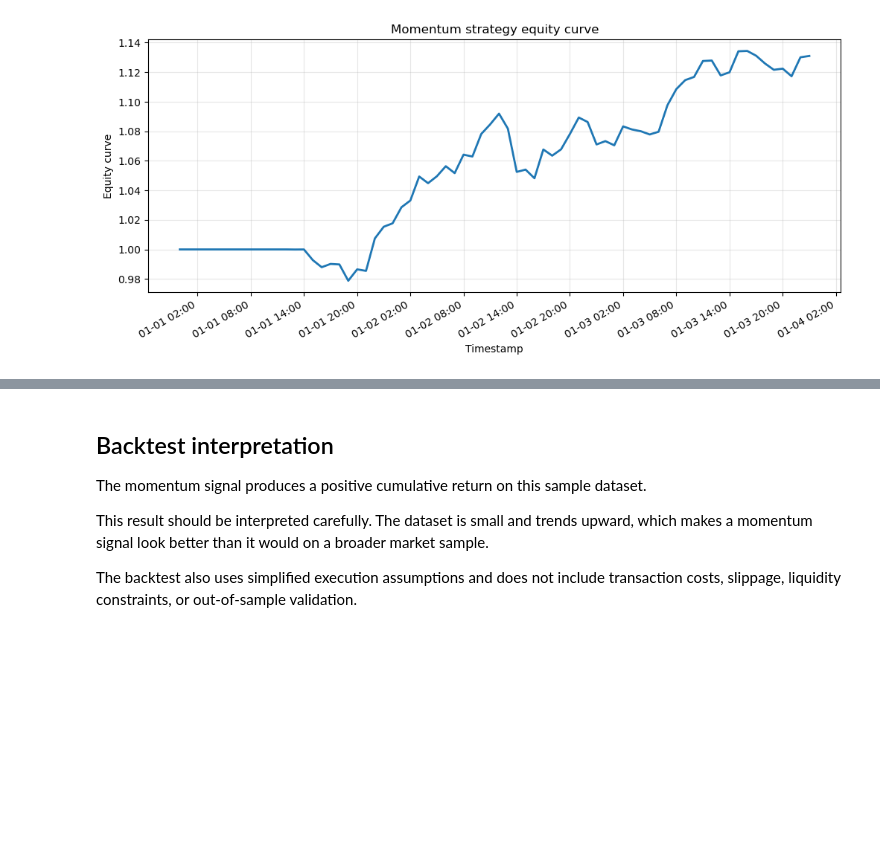
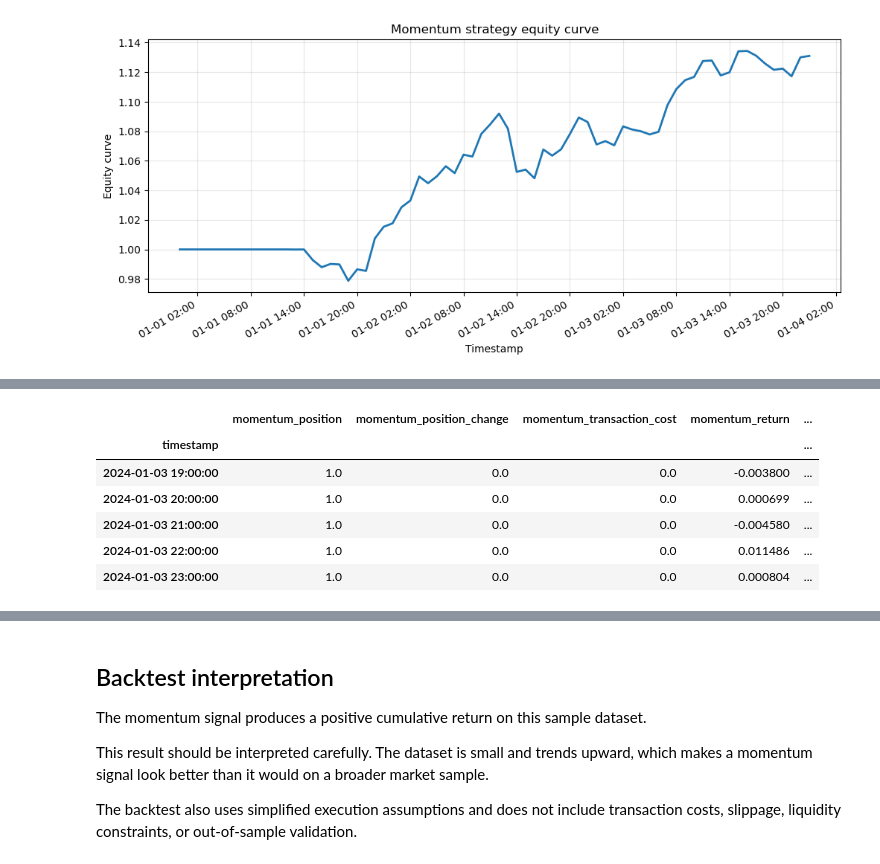
Before and after one commit to Piotr-Gala/market-signal-lab, a Jupyter notebook: notebooks/market_signal_analysis_volatile_sample.ipynb, the cells around one changed output, grey strips where cells are left out. Drawn from its saved outputs; the diff is of its cells as text; code cells hidden in the pictures; blank space fills up the shorter version.

```diff
--- a/notebooks/market_signal_analysis_volatile_sample.ipynb
+++ b/notebooks/market_signal_analysis_volatile_sample.ipynb
@@ -224,0 +230,35 @@ plt.show()
+# %%
+transaction_cost = 0.001
+
+df["momentum_position_change"] = df["momentum_position"].diff().abs()
+df["momentum_transaction_cost"] = (
+    df["momentum_position_change"] * transaction_cost
+)
+
+df["momentum_return_after_costs"] = (
+    df["momentum_return"] - df["momentum_transaction_cost"]
+)
+
+df["momentum_equity_curve_after_costs"] = (
+    1 + df["momentum_return_after_costs"].fillna(0)
+).cumprod()
+
+df[
+    [
+        "momentum_position",
+        "momentum_position_change",
+        "momentum_transaction_cost",
+        "momentum_return",
+        "momentum_return_after_costs",
+        "momentum_equity_curve",
+        "momentum_equity_curve_after_costs",
+    ]
+].tail()
+# %% [output]
+|  | momentum_position | momentum_position_change | momentum_transaction_cost | momentum_return | ... |
+| timestamp |  |  |  |  | ... |
+| 2024-01-03 19:00:00 | 1.0 | 0.0 | 0.0 | -0.003800 | ... |
+| 2024-01-03 20:00:00 | 1.0 | 0.0 | 0.0 | 0.000699 | ... |
+| 2024-01-03 21:00:00 | 1.0 | 0.0 | 0.0 | -0.004580 | ... |
+| 2024-01-03 22:00:00 | 1.0 | 0.0 | 0.0 | 0.011486 | ... |
+| 2024-01-03 23:00:00 | 1.0 | 0.0 | 0.0 | 0.000804 | ... |
```
Also changed, not shown: parts of 4 cells of this notebook.
